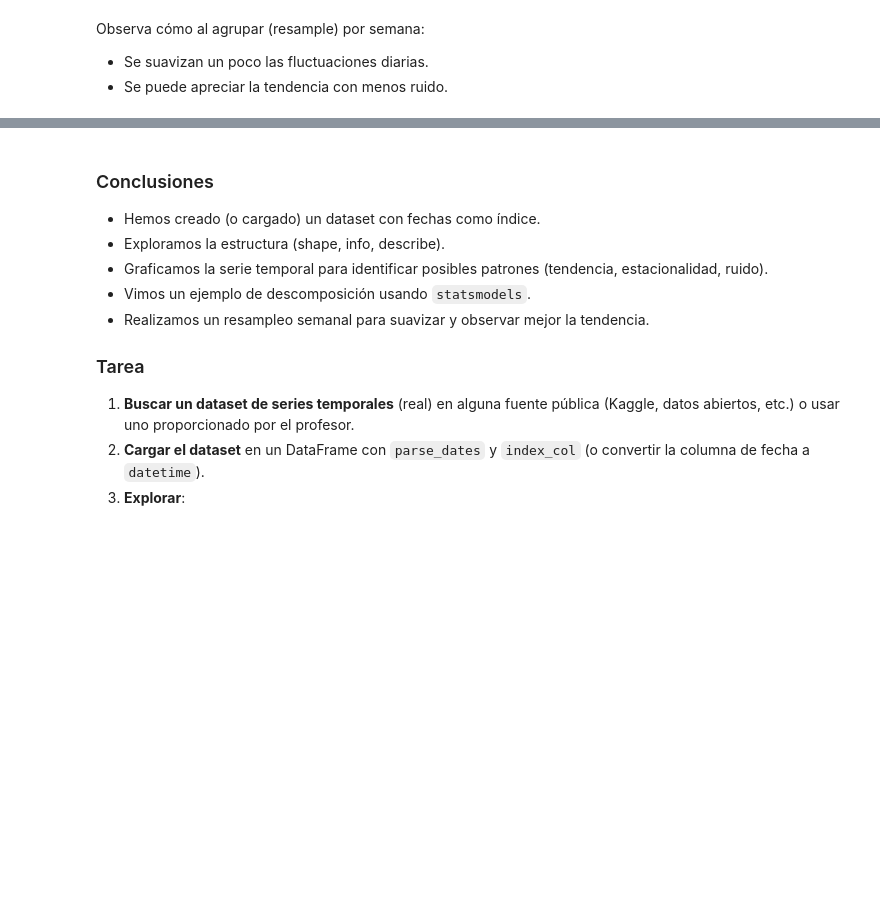
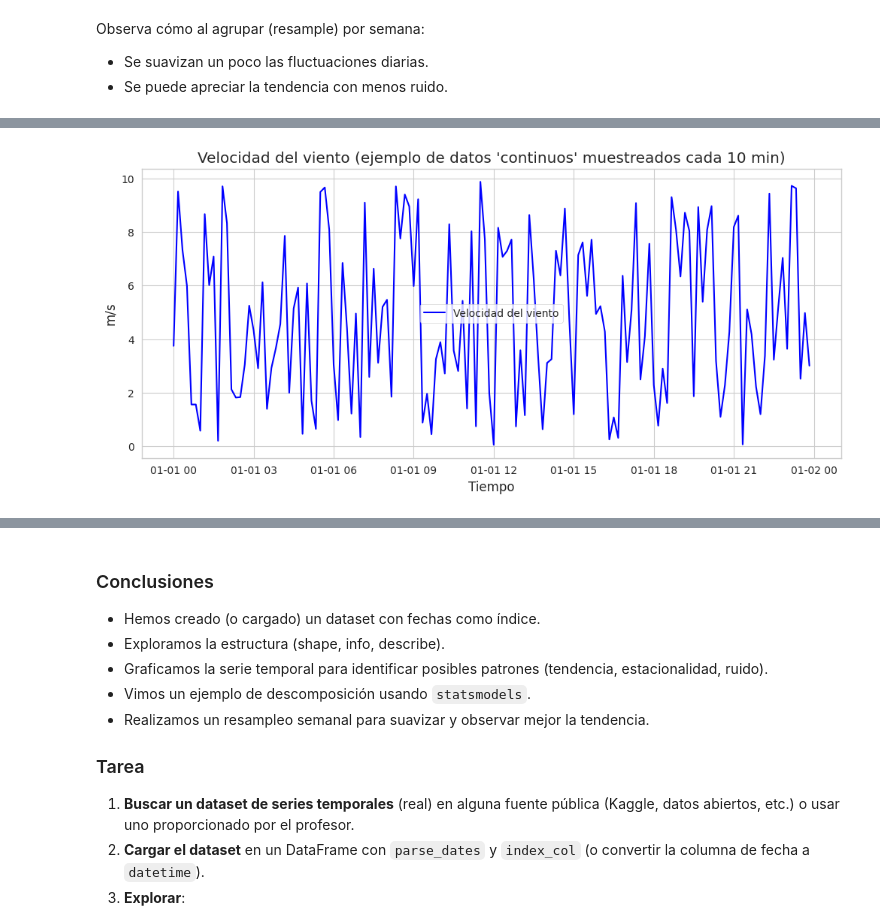
Before and after one commit to Caumel/time_series_course, a Jupyter notebook: Tema_1.ipynb, the cells around one changed output, grey strips where cells are left out. Cells and saved outputs as stored; diff of their text form; code cells hidden in the pictures; blank space fills up the shorter version.

```diff
--- a/Tema_1.ipynb
+++ b/Tema_1.ipynb
@@ -87,6 +87,7 @@ import seaborn as sns
 
 # Ajustes para que las gráficas se vean bien en el notebook
 %matplotlib inline
+plt.style.use('ggplot')
 sns.set_style('whitegrid')
 
 print("Entorno de trabajo configurado.")
@@ -253,0 +275,18 @@ Observa cómo al agrupar (resample) por semana:
+# %%
+# Sección 4: Carga de datos continuos (velocidad del viento)
+# Ejemplo: dataset real de viento (formato CSV) con mediciones cada 10 minutos
+# URL de ejemplo (puedes usar un dataset real de NOAA o Kaggle)
+
+data_continuous_url = "https://raw.githubusercontent.com/tu-usuario/tu-repo/main/wind_10min.csv"
+
+try:
+    df_wind = pd.read_csv(data_continuous_url, parse_dates=["timestamp"], index_col="timestamp")
+except:
+    # Generamos datos sintéticos si no existe
+    import datetime
+    date_range_10min = pd.date_range("2023-01-01 00:00:00", periods=144, freq="10min")  # 1 día, 10 min freq = 144 muestras
+    np.random.seed(42)
+    wind_speed_sint = np.random.uniform(0, 10, size=len(date_range_10min))  # random speed 0-10 m/s
+    df_wind = pd.DataFrame({"timestamp": date_range_10min, "wind_speed": wind_speed_sint}).set_index("timestamp")
+
+df_wind.head()
@@ -253,0 +305,10 @@ Observa cómo al agrupar (resample) por semana:
+# %%
+plt.figure(figsize=(12,5))
+plt.plot(df_wind.index, df_wind["wind_speed"], linestyle="-", color="blue", label="Velocidad del viento")
+plt.title("Velocidad del viento (ejemplo de datos 'continuos' muestreados cada 10 min)")
+plt.xlabel("Tiempo")
+plt.ylabel("m/s")
+plt.legend()
+plt.show()
+# %% [output]
+[figure, added]
```
Also changed, not shown: parts of 16 cells of this notebook, 2 other files.
